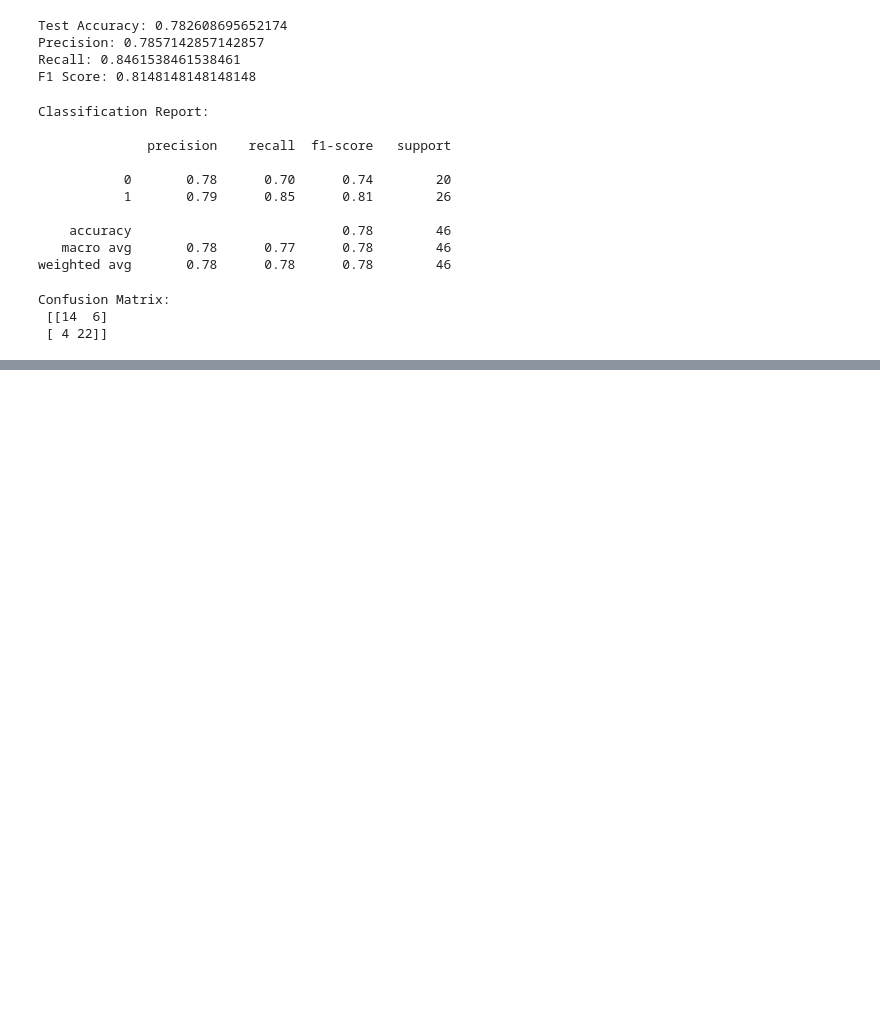
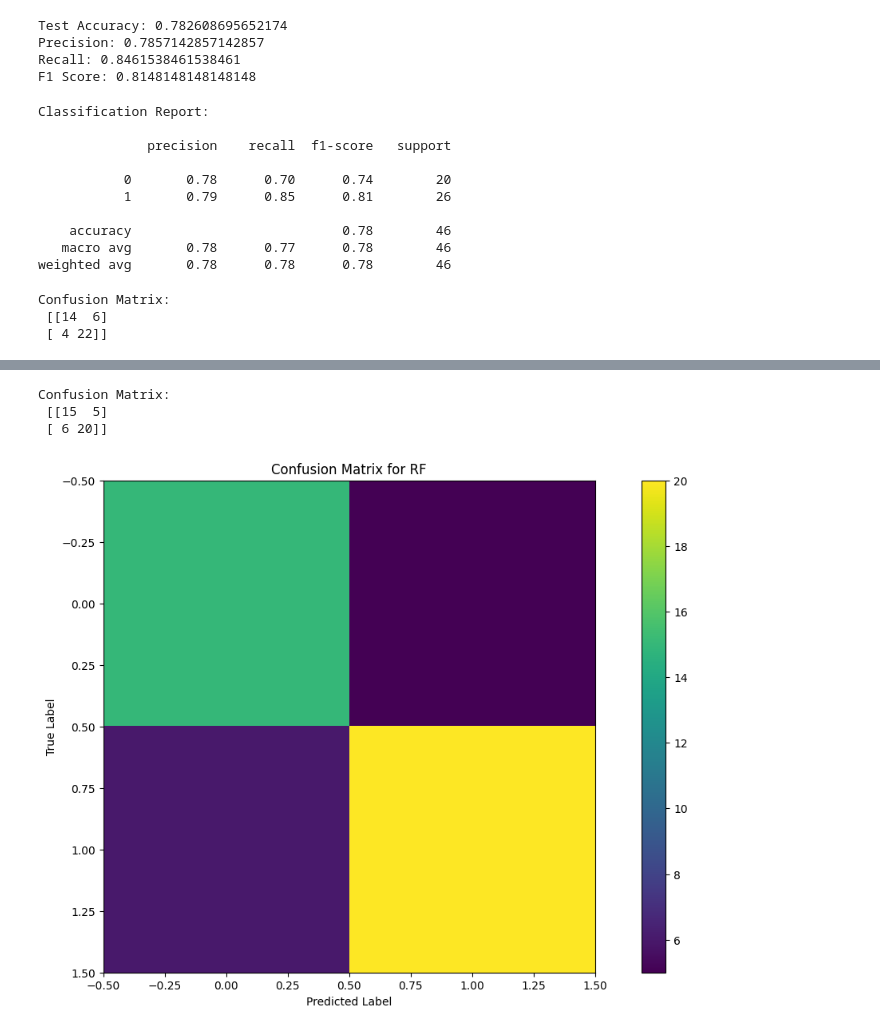
Before and after one commit to NelsonKimaro/ML-Model-to-Predict-Heart-Disease, a Jupyter notebook: Data_Science_with_a_Heart.ipynb, the cells around one changed output, grey strips where cells are left out. Cells and saved outputs as stored; diff of their text form; code cells hidden in the pictures; blank space fills up the shorter version.

```diff
--- a/Data_Science_with_a_Heart.ipynb
+++ b/Data_Science_with_a_Heart.ipynb
@@ -536,0 +528,9 @@ ROC-AUC Score: 0.8144230769230769
+# %%
+# RF Pipeline (Scaler + Model)
+rf_pipeline = Pipeline([
+    # ('scaler', StandardScaler()),    #Tree-based models are not sensitive to feature scaling
+    ('rf', RandomForestClassifier(
+        n_estimators=100,
+        max_depth=None
+    ))
+])
@@ -536,0 +588,6 @@ ROC-AUC Score: 0.8144230769230769
+# %%
+# Best Model
+print("Best Parameters:", grid_search.best_params_)
+print("Best CV Accuracy:", grid_search.best_score_)
+
+best_rf = grid_search.best_estimator_
@@ -536,0 +606,14 @@ ROC-AUC Score: 0.8144230769230769
+# %%
+ #Test Performance ###
+y_test_pred_rf = best_rf.predict(X_test)
+y_test_prob_rf= best_rf.predict_proba(X_test)[:, 1]
+
+accuracy = accuracy_score(y_test, y_test_pred_rf)
+precision = precision_score(y_test, y_test_pred_rf)
+recall = recall_score(y_test, y_test_pred_rf)
+f1 = f1_score(y_test, y_test_pred_rf)
+
+print("\nTest Accuracy:", accuracy)
+print("Precision:", precision)
+print("Recall:", recall)
+print("F1 Score:", f1)
@@ -536,0 +640,17 @@ ROC-AUC Score: 0.8144230769230769
+# %%
+# Confusion Matrix
+cm = confusion_matrix(y_test, y_test_pred_rf)
+print("Confusion Matrix:\n", cm)
+# %% [output]
+Confusion Matrix:
+ [[15  5]
+ [ 6 20]]
+# %%
+plt.imshow(cm)
+plt.title("Confusion Matrix for RF")
+plt.xlabel("Predicted Label")
+plt.ylabel("True Label")
+plt.colorbar()
+plt.show()
+# %% [output]
+[figure, added]
```
Also changed, not shown: parts of 23 cells of this notebook.
